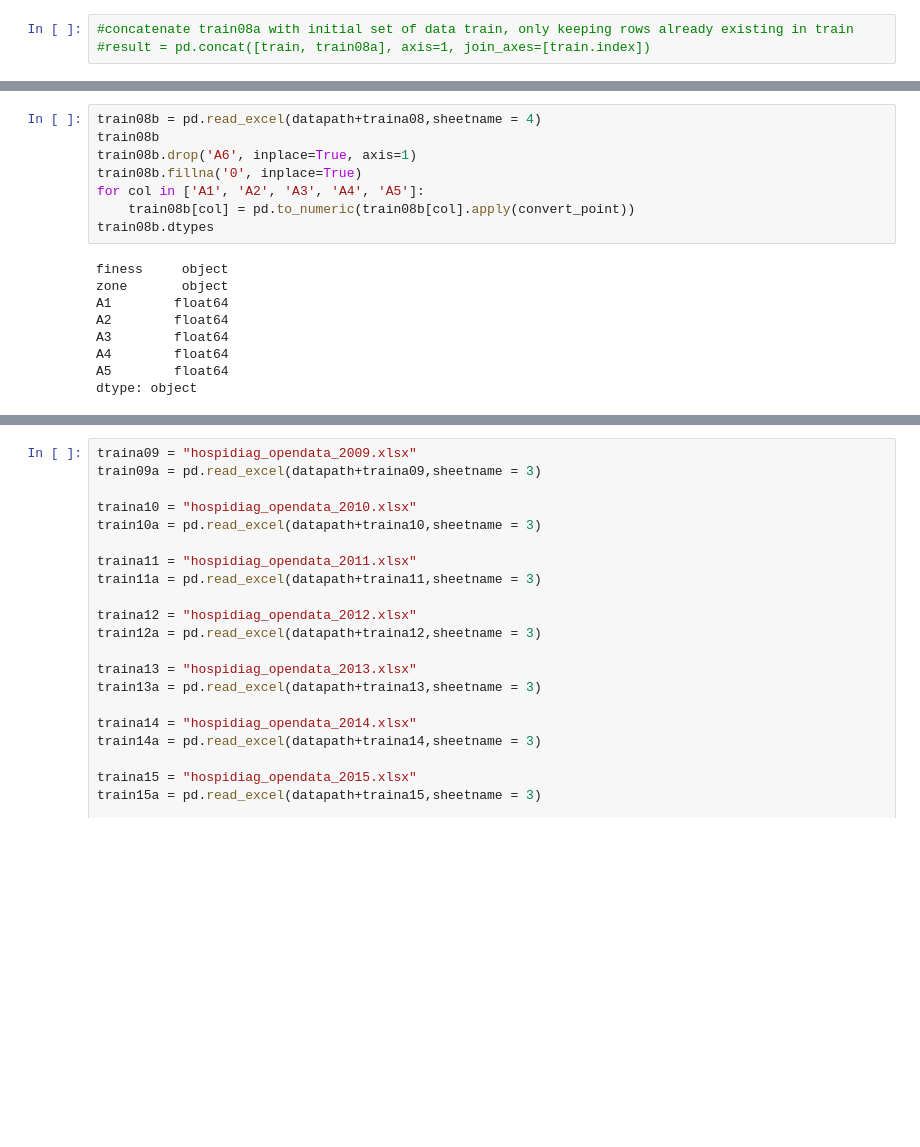
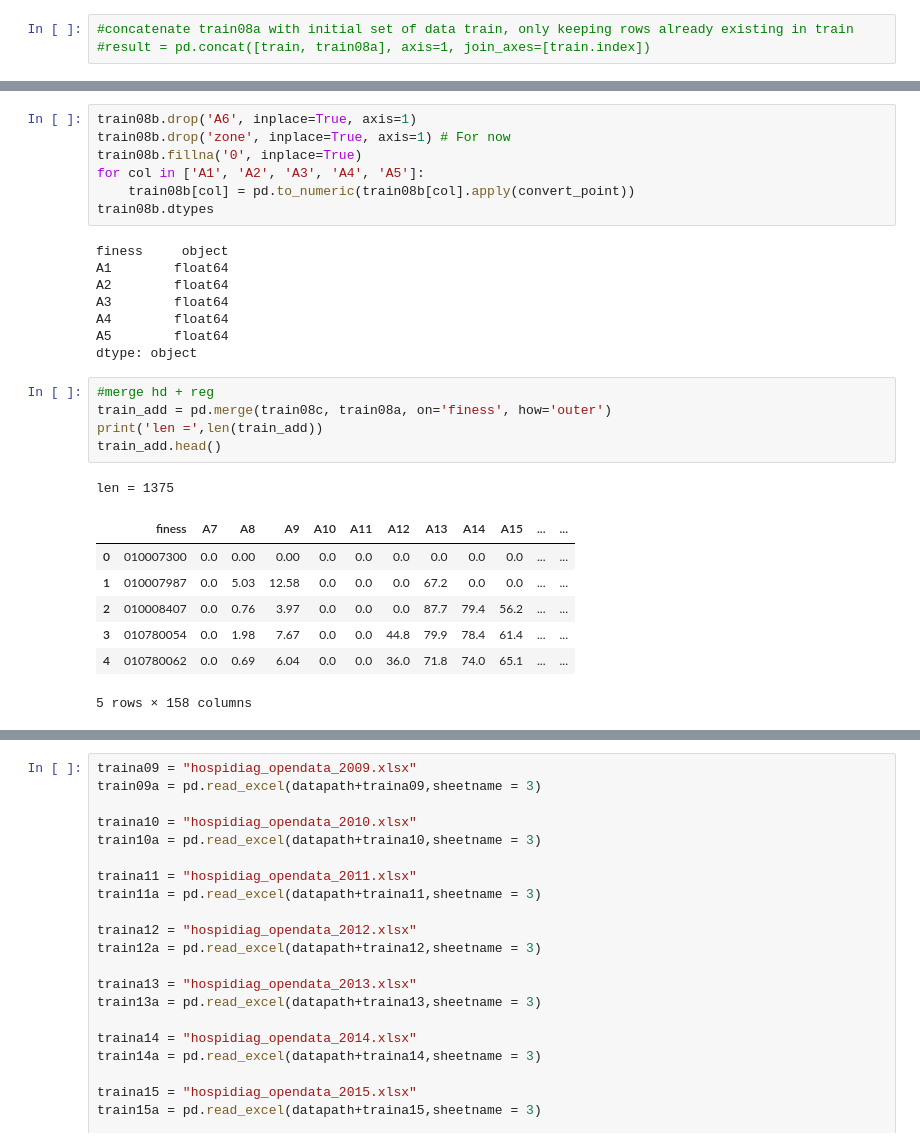
Before and after one commit to jeanmalo/Challenge-ML, a Jupyter notebook: Challenge X WS-Copy1.ipynb, the cells around one changed output, grey strips where cells are left out. Drawn from its saved outputs; the diff is of its cells as text; blank space fills up the shorter version.

```diff
--- a/Challenge X WS-Copy1.ipynb
+++ b/Challenge X WS-Copy1.ipynb
@@ -104,17 +215,29 @@ result
 # %%
-train08b = pd.read_excel(datapath+traina08,sheetname = 4)
-train08b
 train08b.drop('A6', inplace=True, axis=1)
+train08b.drop('zone', inplace=True, axis=1) # For now
 train08b.fillna('0', inplace=True)
 for col in ['A1', 'A2', 'A3', 'A4', 'A5']:
     train08b[col] = pd.to_numeric(train08b[col].apply(convert_point))
 train08b.dtypes
 # %% [output]
 finess     object
-zone       object
 A1        float64
 A2        float64
 A3        float64
 A4        float64
 A5        float64
 dtype: object
+# %%
+#merge hd + reg
+train_add = pd.merge(train08c, train08a, on='finess', how='outer')
+print('len =',len(train_add))
+train_add.head()
+# %% [output]
+len = 1375
+|  | finess | A7 | A8 | A9 | A10 | A11 | A12 | A13 | A14 | A15 | ... | ... |
+| 0 | 010007300 | 0.0 | 0.00 | 0.00 | 0.0 | 0.0 | 0.0 | 0.0 | 0.0 | 0.0 | ... | ... |
+| 1 | 010007987 | 0.0 | 5.03 | 12.58 | 0.0 | 0.0 | 0.0 | 67.2 | 0.0 | 0.0 | ... | ... |
+| 2 | 010008407 | 0.0 | 0.76 | 3.97 | 0.0 | 0.0 | 0.0 | 87.7 | 79.4 | 56.2 | ... | ... |
+| 3 | 010780054 | 0.0 | 1.98 | 7.67 | 0.0 | 0.0 | 44.8 | 79.9 | 78.4 | 61.4 | ... | ... |
+| 4 | 010780062 | 0.0 | 0.69 | 6.04 | 0.0 | 0.0 | 36.0 | 71.8 | 74.0 | 65.1 | ... | ... |
+5 rows × 158 columns
```
Also changed, not shown: parts of 24 cells of this notebook.
